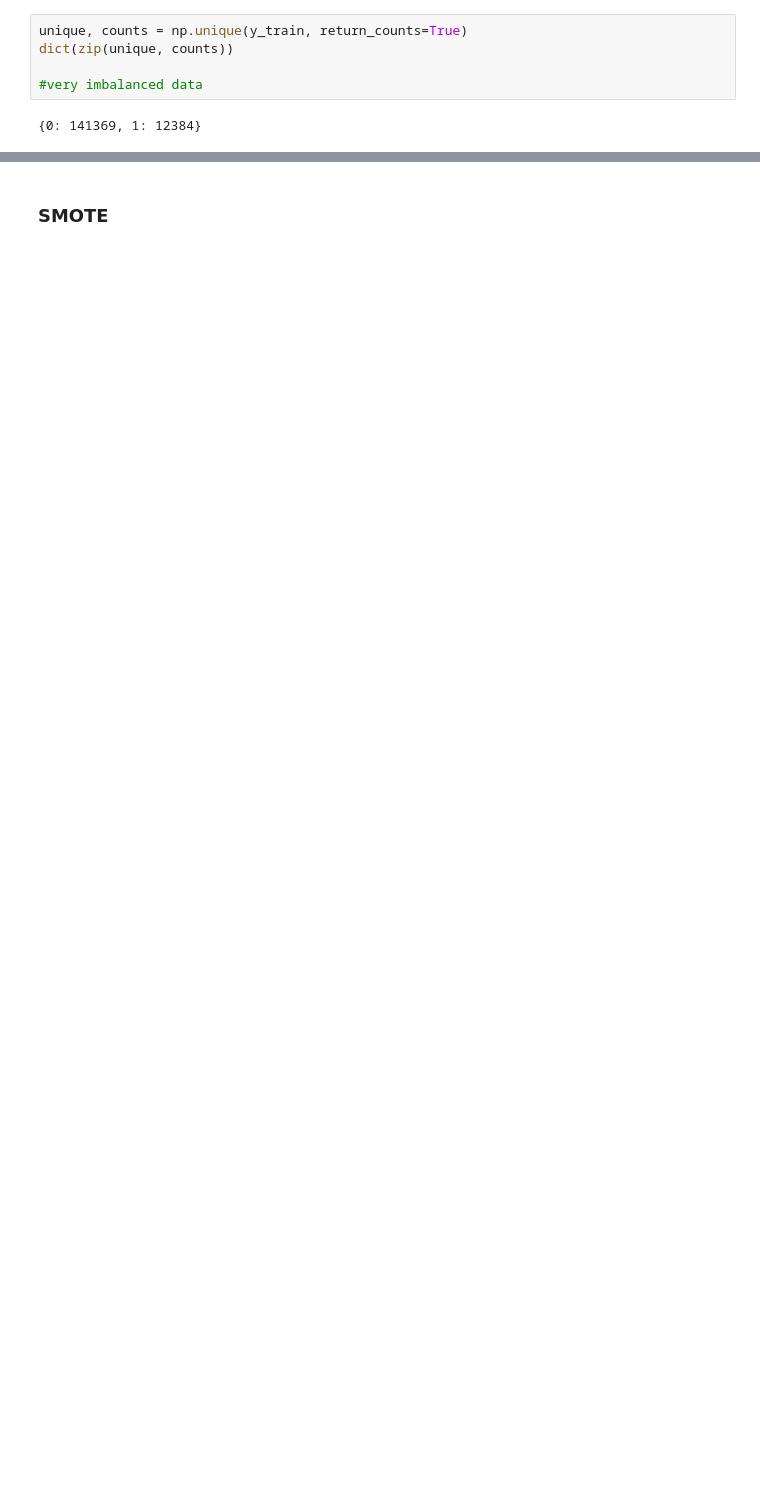
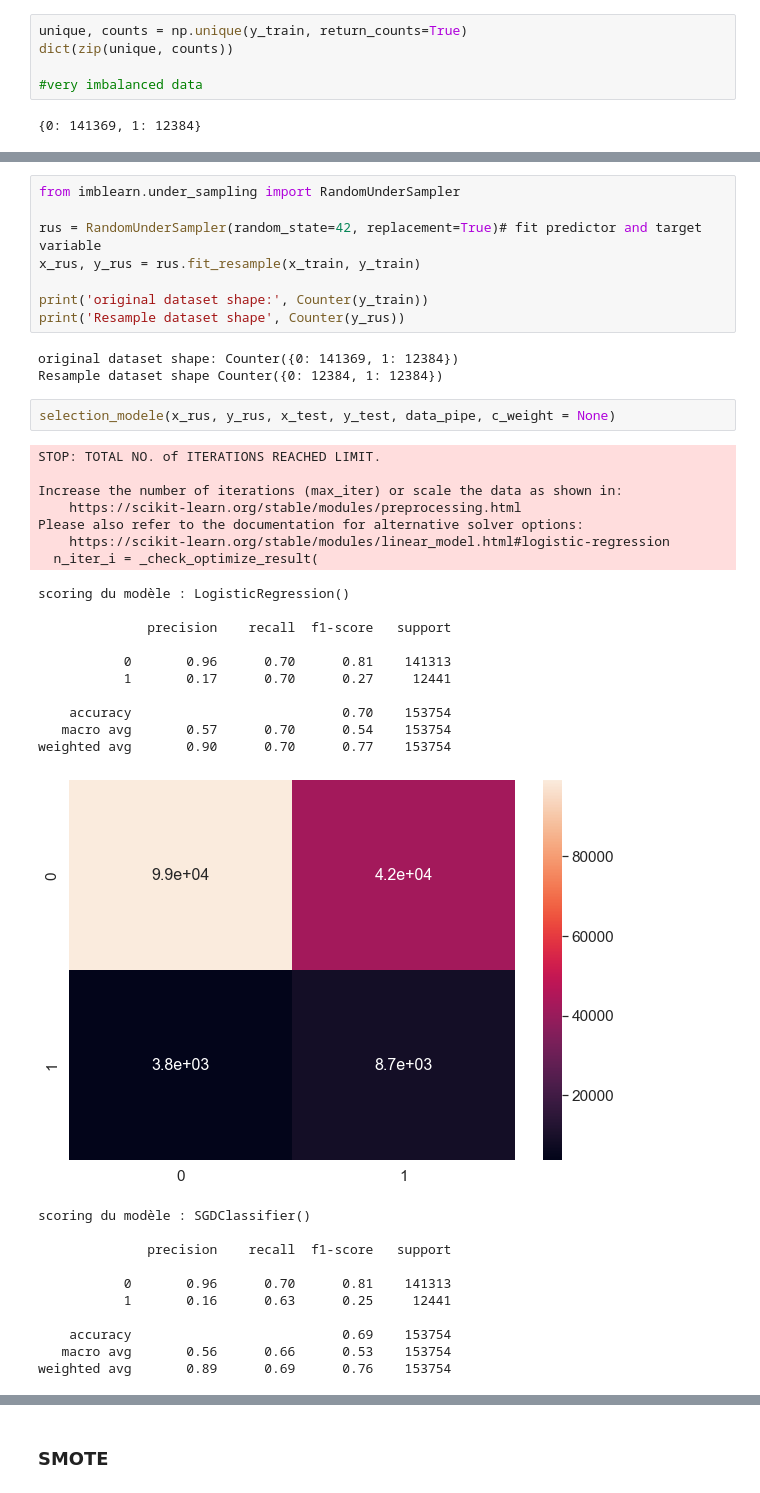
Before and after one commit to antoine-lo/Modele_de_scoring, a Jupyter notebook: Notebook/Modelisation.ipynb, the cells around one changed output, grey strips where cells are left out. Drawn from its saved outputs; the diff is of its cells as text; blank space fills up the shorter version.

```diff
--- a/Notebook/Modelisation.ipynb
+++ b/Notebook/Modelisation.ipynb
@@ -234,0 +253,42 @@ Fitting 5 folds for each of 200 candidates, totalling 1000 fits
+# %%
+from imblearn.under_sampling import RandomUnderSampler
+
+rus = RandomUnderSampler(random_state=42, replacement=True)# fit predictor and target variable
+x_rus, y_rus = rus.fit_resample(x_train, y_train)
+
+print('original dataset shape:', Counter(y_train))
+print('Resample dataset shape', Counter(y_rus))
+# %% [output]
+original dataset shape: Counter({0: 141369, 1: 12384})
+Resample dataset shape Counter({0: 12384, 1: 12384})
+# %%
+selection_modele(x_rus, y_rus, x_test, y_test, data_pipe, c_weight = None)
+# %% [output]
+STOP: TOTAL NO. of ITERATIONS REACHED LIMIT.
+
+Increase the number of iterations (max_iter) or scale the data as shown in:
+    https://scikit-learn.org/stable/modules/preprocessing.html
+Please also refer to the documentation for alternative solver options:
+    https://scikit-learn.org/stable/modules/linear_model.html#logistic-regression
+  n_iter_i = _check_optimize_result(
+scoring du modèle : LogisticRegression()
+
+              precision    recall  f1-score   support
+
+           0       0.96      0.70      0.81    141313
+           1       0.17      0.70      0.27     12441
+
+    accuracy                           0.70    153754
+   macro avg       0.57      0.70      0.54    153754
+weighted avg       0.90      0.70      0.77    153754
+[figure, added]
+scoring du modèle : SGDClassifier()
+
+              precision    recall  f1-score   support
+
+           0       0.96      0.70      0.81    141313
+           1       0.16      0.63      0.25     12441
+
+    accuracy                           0.69    153754
+   macro avg       0.56      0.66      0.53    153754
+weighted avg       0.89      0.69      0.76    153754
```
Also changed, not shown: parts of 54 cells of this notebook, 1 other file.
